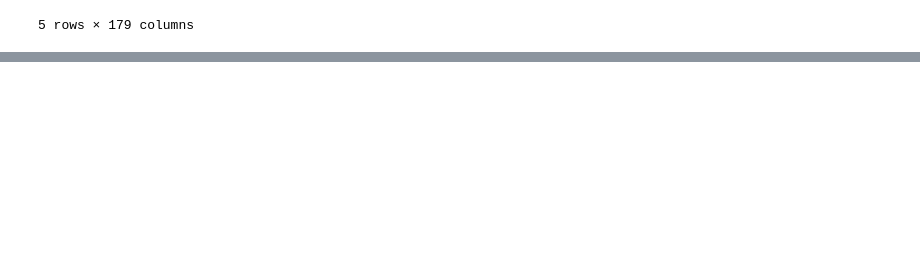
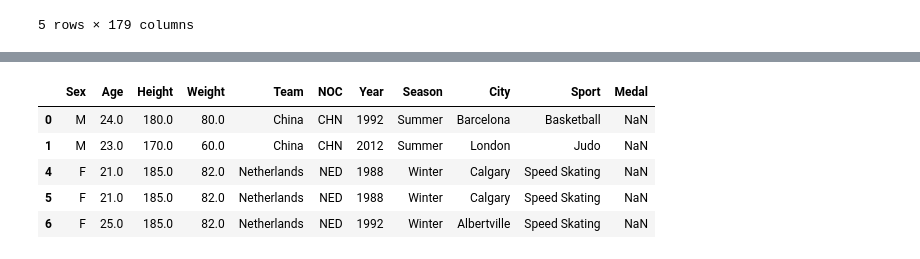
Before and after one commit to ErickaBermudez/ds-olympics, a Jupyter notebook: final.ipynb, the cells around one changed output, grey strips where cells are left out. Saved outputs shown, nothing was run; the diff lists cells and outputs as text; code cells hidden in the pictures; blank space fills up the shorter version.

```diff
--- a/final.ipynb
+++ b/final.ipynb
@@ -385,0 +425,12 @@ display(df_athletes.head(),df_countries.head())
+# %%
+aux1=aux1.drop(columns=["Medal_Won"])
+clust_a=clust_a.drop(columns=["Medal_Won"])
+# %%
+aux1.head()
+# %% [output]
+|  | Sex | Age | Height | Weight | Team | NOC | Year | Season | City | Sport | Medal |
+| 0 | M | 24.0 | 180.0 | 80.0 | China | CHN | 1992 | Summer | Barcelona | Basketball | NaN |
+| 1 | M | 23.0 | 170.0 | 60.0 | China | CHN | 2012 | Summer | London | Judo | NaN |
+| 4 | F | 21.0 | 185.0 | 82.0 | Netherlands | NED | 1988 | Winter | Calgary | Speed Skating | NaN |
+| 5 | F | 21.0 | 185.0 | 82.0 | Netherlands | NED | 1988 | Winter | Calgary | Speed Skating | NaN |
+| 6 | F | 25.0 | 185.0 | 82.0 | Netherlands | NED | 1992 | Winter | Albertville | Speed Skating | NaN |
```
Also changed, not shown: parts of 9 cells of this notebook.
